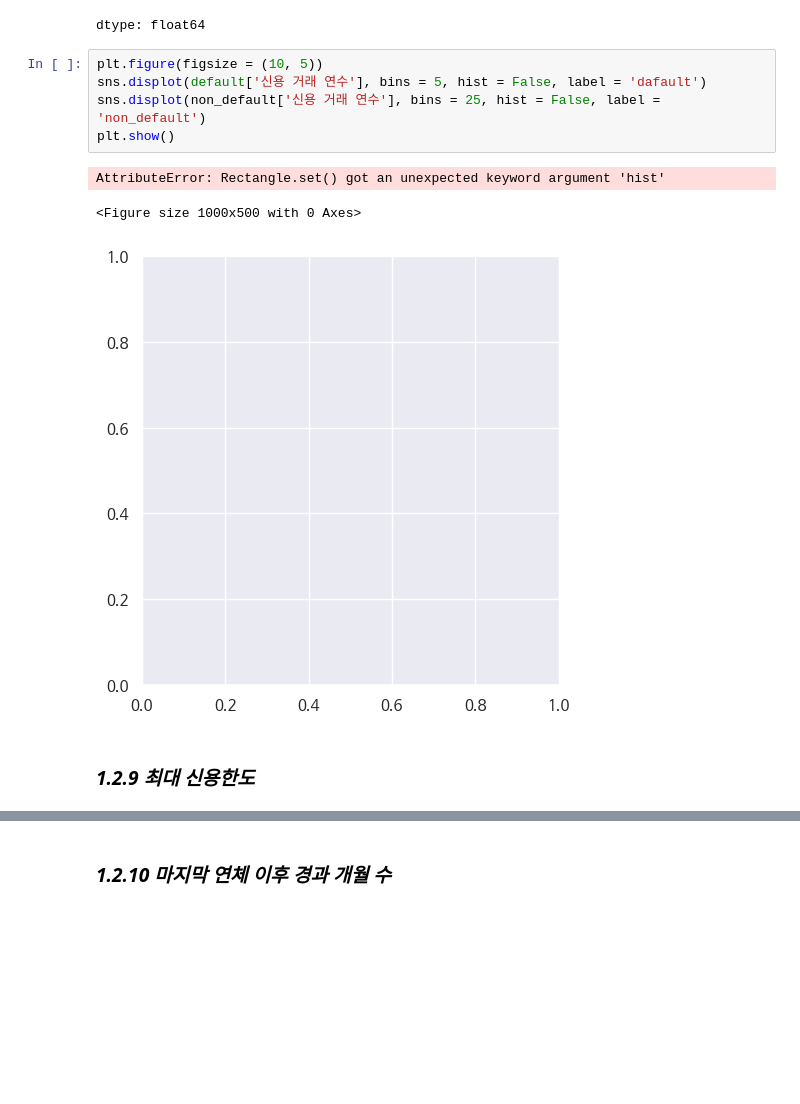
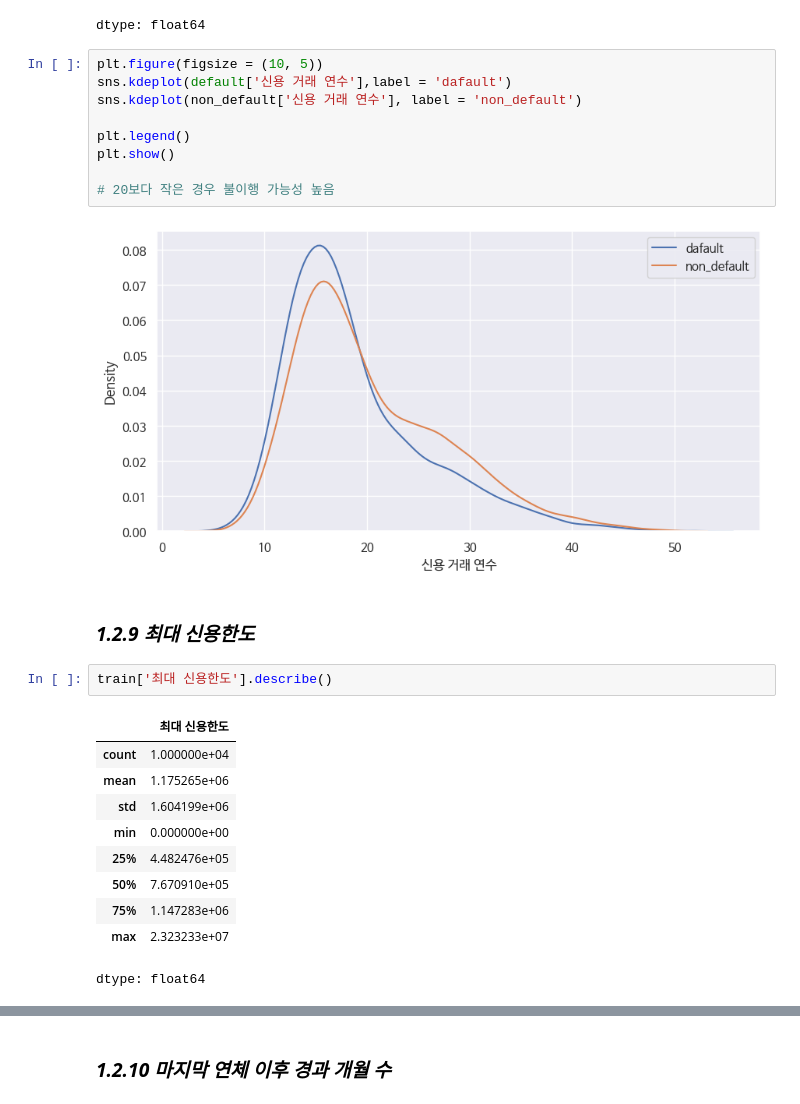
Before and after one commit to tntnu/default, a Jupyter notebook: [개인프로젝트연습]_채무불이행여부예측_1차.ipynb, the cells around one changed output, grey strips where cells are left out. Cells and saved outputs as stored; diff of their text form; blank space fills up the shorter version.

```diff
--- a/[개인프로젝트연습]_채무불이행여부예측_1차.ipynb
+++ b/[개인프로젝트연습]_채무불이행여부예측_1차.ipynb
@@ -326,12 +338,27 @@ train['신용 거래 연수'].describe()
 dtype: float64
 # %%
 plt.figure(figsize = (10, 5))
-sns.displot(default['신용 거래 연수'], bins = 5, hist = False, label = 'dafault')
-sns.displot(non_default['신용 거래 연수'], bins = 25, hist = False, label = 'non_default')
+sns.kdeplot(default['신용 거래 연수'],label = 'dafault')
+sns.kdeplot(non_default['신용 거래 연수'], label = 'non_default')
+
+plt.legend()
 plt.show()
+
+# 20보다 작은 경우 불이행 가능성 높음
 # %% [output]
-AttributeError: Rectangle.set() got an unexpected keyword argument 'hist'
-<Figure size 1000x500 with 0 Axes>
-[figure, old version]
+[figure, new version]
 # %% [markdown]
 ### ***1.2.9 최대 신용한도***
+# %%
+train['최대 신용한도'].describe()
+# %% [output]
+|  | 최대 신용한도 |
+| count | 1.000000e+04 |
+| mean | 1.175265e+06 |
+| std | 1.604199e+06 |
+| min | 0.000000e+00 |
+| 25% | 4.482476e+05 |
+| 50% | 7.670910e+05 |
+| 75% | 1.147283e+06 |
+| max | 2.323233e+07 |
+dtype: float64
```
Also changed, not shown: parts of 16 cells of this notebook.
